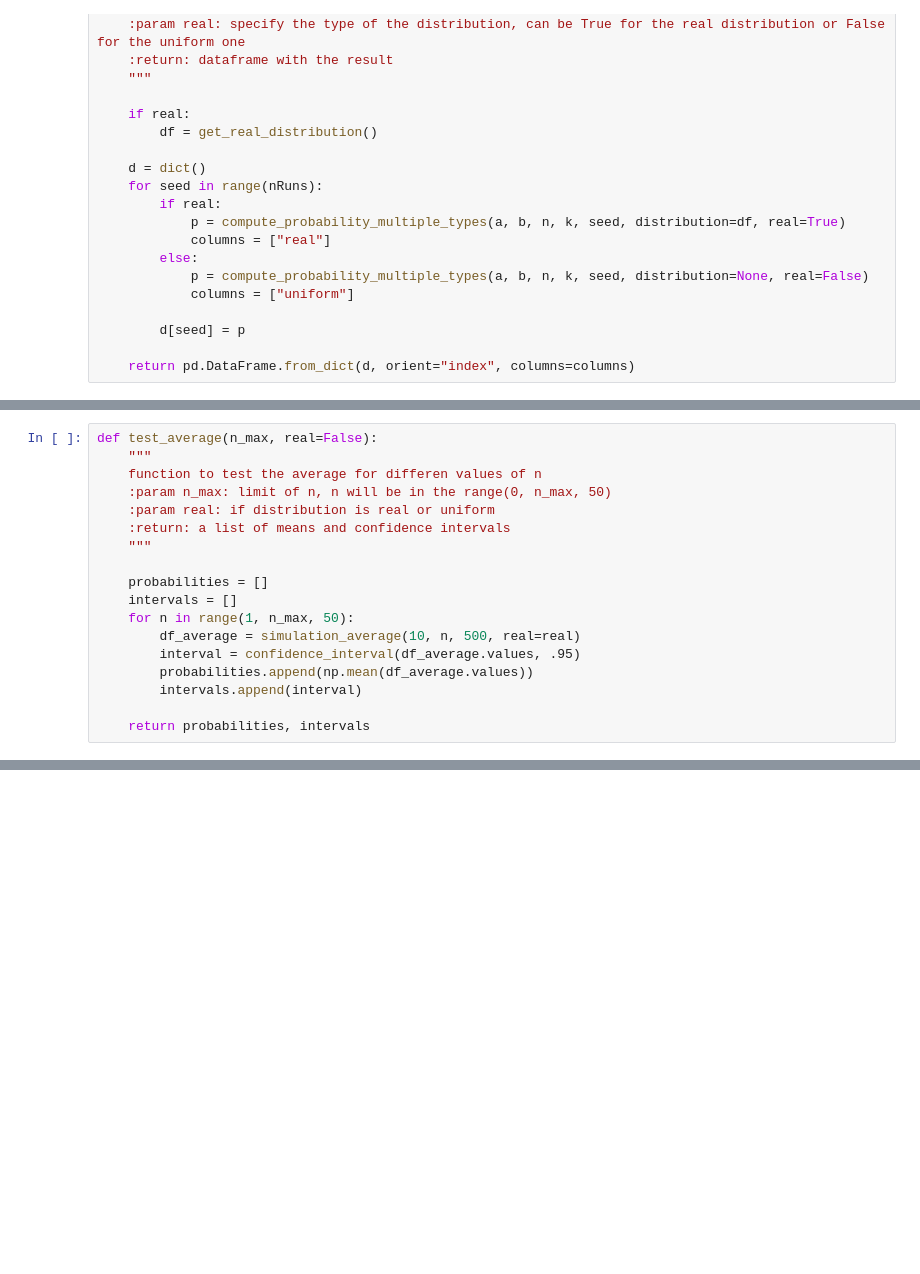
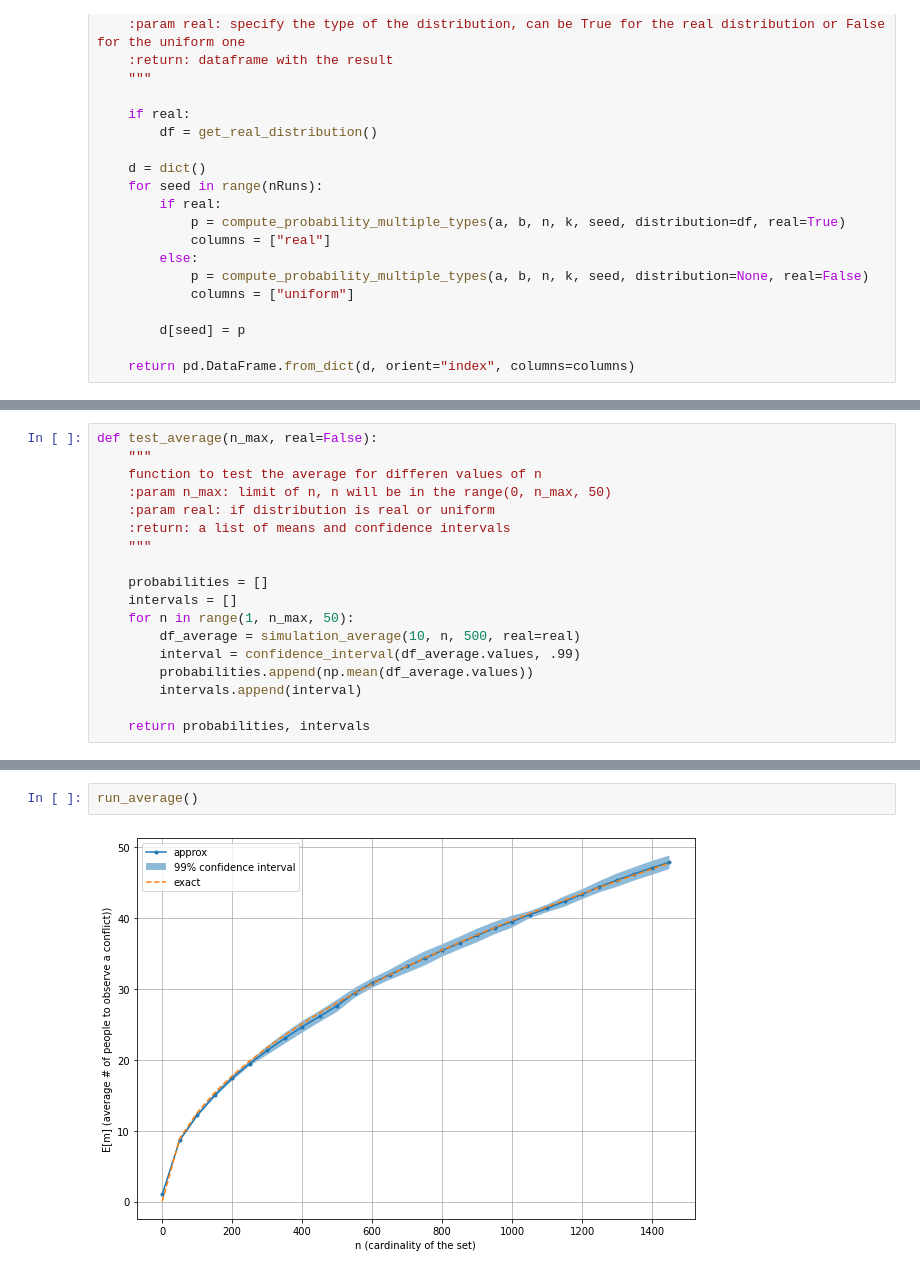
Before and after one commit to dadodimauro/ComputerAidedSimulationLab, a Jupyter notebook: Laboratories/birthday_paradox/birthday_paradox.ipynb, the cells around one changed output, grey strips where cells are left out. Cells and saved outputs as stored; diff of their text form; blank space fills up the shorter version.

```diff
--- a/Laboratories/birthday_paradox/birthday_paradox.ipynb
+++ b/Laboratories/birthday_paradox/birthday_paradox.ipynb
@@ -330,7 +351,7 @@ def test_average(n_max, real=False):
     intervals = []
     for n in range(1, n_max, 50):
         df_average = simulation_average(10, n, 500, real=real)
-        interval = confidence_interval(df_average.values, .95)
+        interval = confidence_interval(df_average.values, .99)
         probabilities.append(np.mean(df_average.values))
         intervals.append(interval)
 
@@ -510,0 +524,4 @@ plt.show()
+# %%
+run_average()
+# %% [output]
+[figure, added]
```
Also changed, not shown: parts of 27 cells of this notebook, 15 other files.
